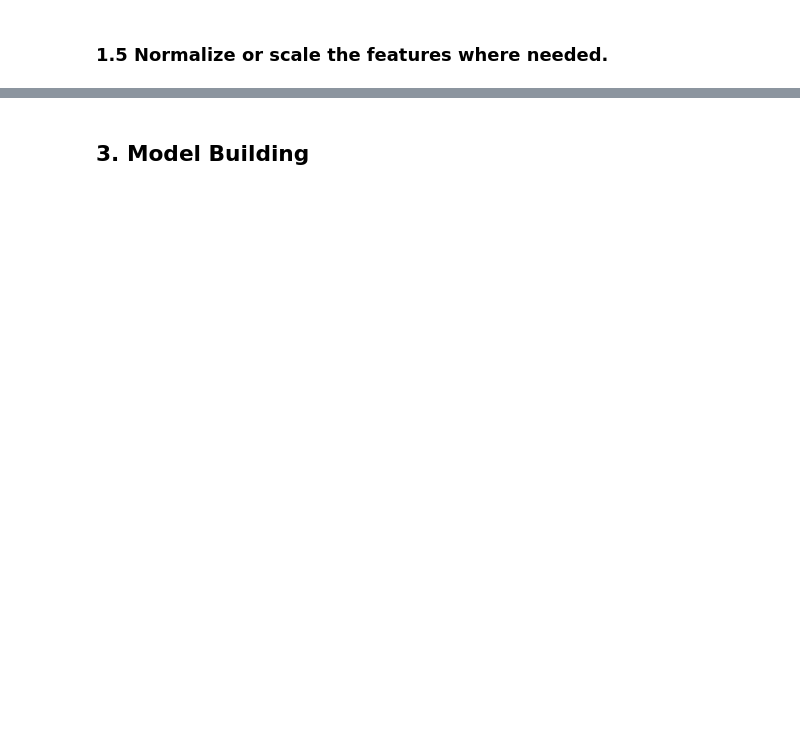
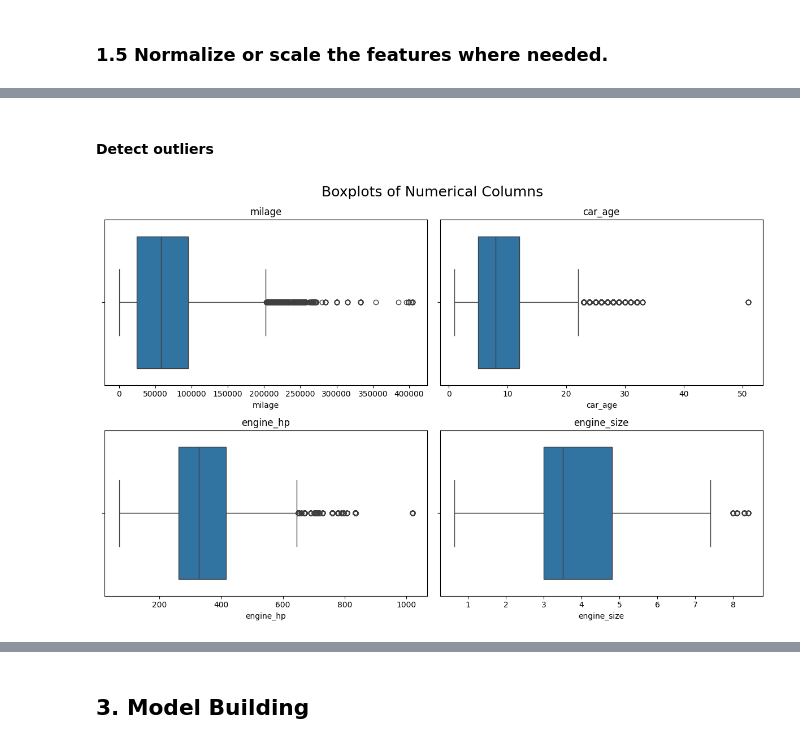
Before and after one commit to chawthinn/car-price-prediction-regression-ml, a Jupyter notebook: scripts/AML3104_Assignment3_Chaw_916347.ipynb, the cells around one changed output, grey strips where cells are left out. Cells and saved outputs as stored; diff of their text form; code cells hidden in the pictures; blank space fills up the shorter version.

```diff
--- a/scripts/AML3104_Assignment3_Chaw_916347.ipynb
+++ b/scripts/AML3104_Assignment3_Chaw_916347.ipynb
@@ -571,0 +1368,18 @@ dtype: object
+# %% [markdown]
+#### Detect outliers
+# %%
+fig, axes = plt.subplots(nrows=2, ncols=2, figsize=(12, 8))
+axes = axes.flatten()
+
+for i, col in enumerate(numeric_cols):
+    sns.boxplot(x=X_train[col], ax=axes[i])
+    axes[i].set_title(col)
+
+for j in range(i+1, len(axes)):
+    axes[j].set_visible(False) # set visible to false to hide extra plots
+
+plt.suptitle("Boxplots of Numerical Columns", fontsize=18)
+plt.tight_layout()
+plt.show()
+# %% [output]
+[figure, added]
```
Also changed, not shown: parts of 164 cells of this notebook, 1 other file.
